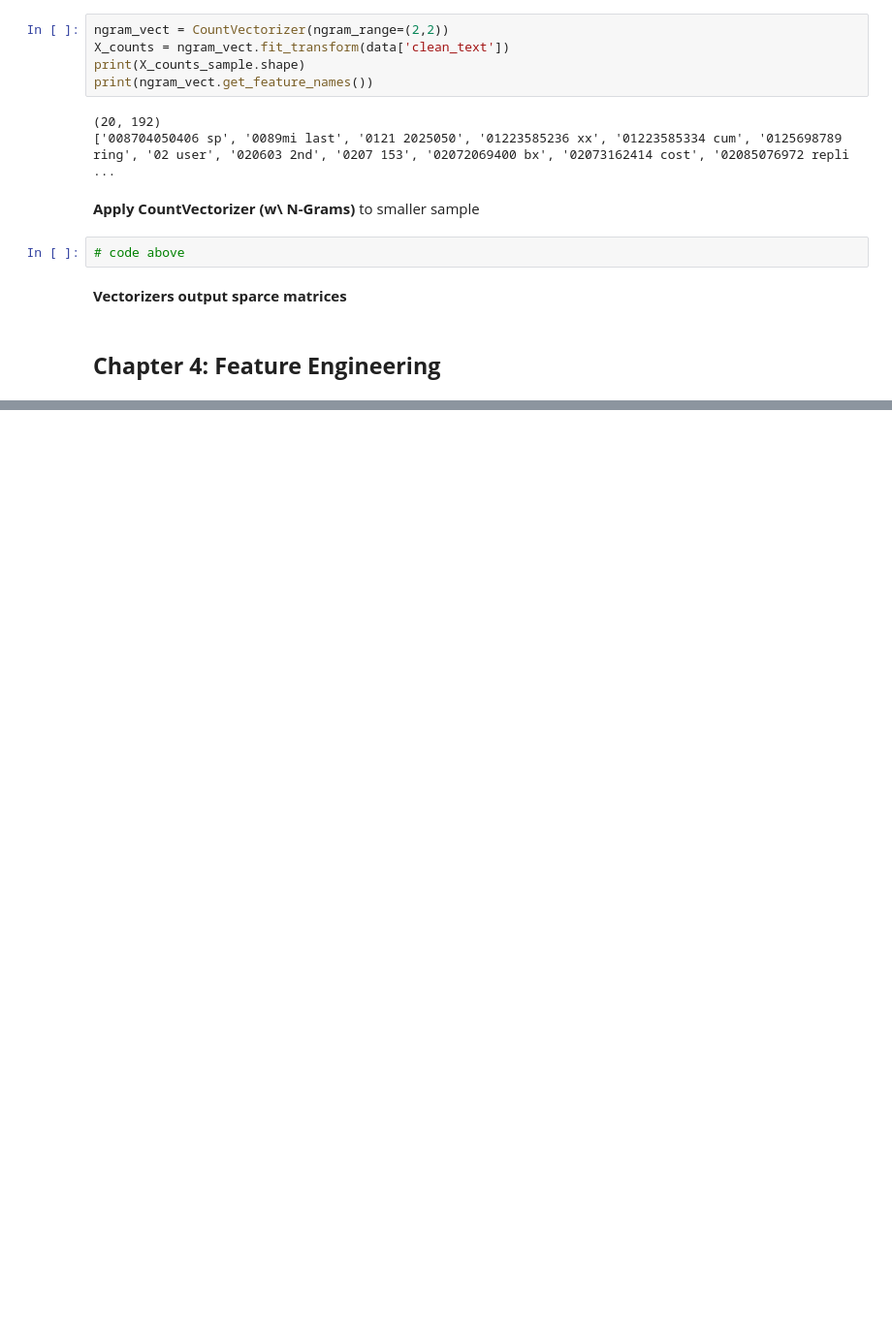
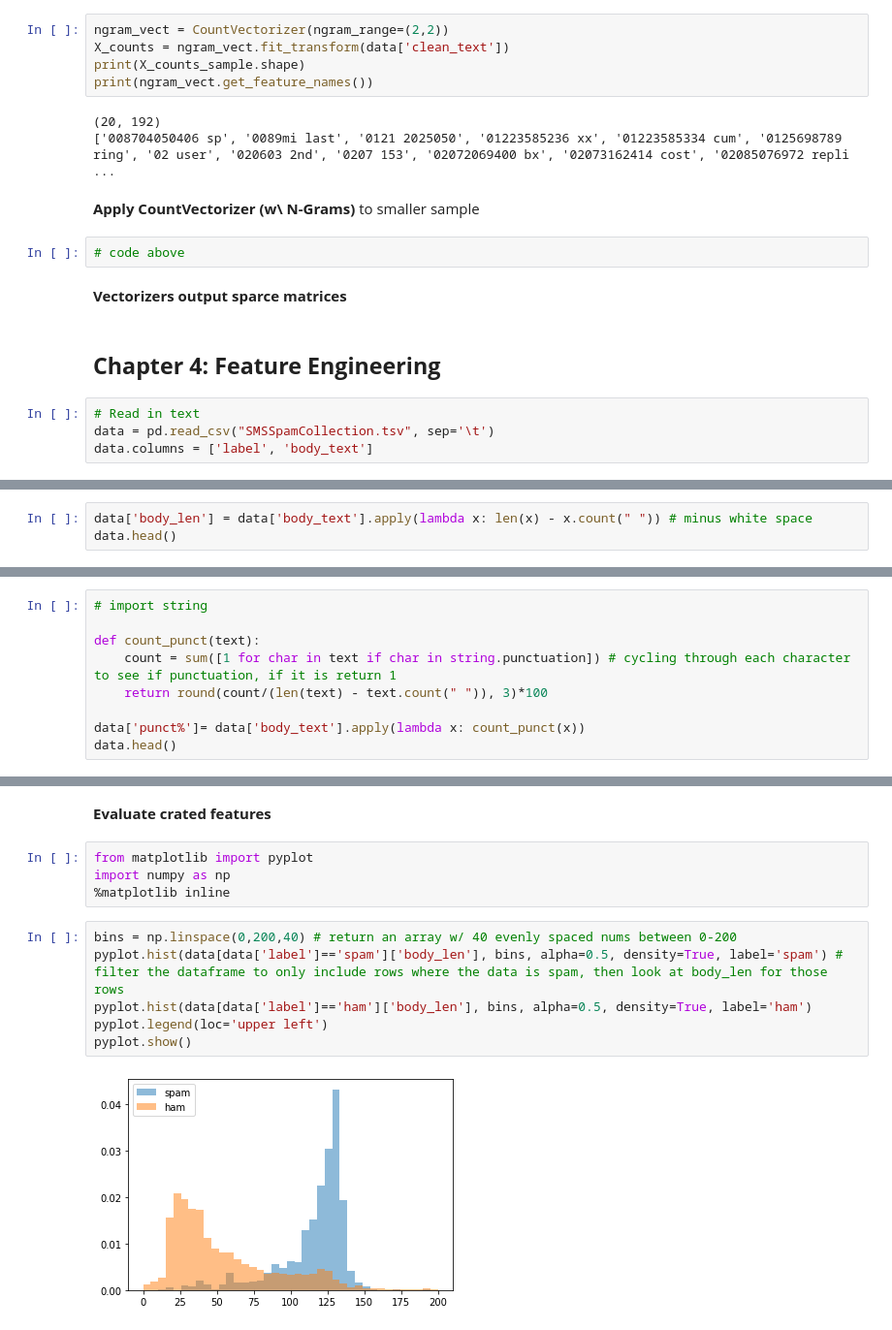
Before and after one commit to valin242/linkedIn_learning, a Jupyter notebook: nlp_w_python_for_ML_essential_training/nlp_esssentials_cont.ipynb, the cells around one changed output, grey strips where cells are left out. Shown at 97% size. Cells and saved outputs as stored; diff of their text form; blank space fills up the shorter version.

Commit message:
Completed Chapter 4 on feature engineering. Read up more on data transformation.

```diff
--- a/nlp_w_python_for_ML_essential_training/nlp_esssentials_cont.ipynb
+++ b/nlp_w_python_for_ML_essential_training/nlp_esssentials_cont.ipynb
@@ -773,3 +773,7 @@ print(ngram_vect.get_feature_names())
 **Vectorizers output sparce matrices**
 # %% [markdown]
 ## **Chapter 4: Feature Engineering**
+# %%
+# Read in text
+data = pd.read_csv("SMSSpamCollection.tsv", sep='\t')
+data.columns = ['label', 'body_text']
@@ -775,0 +782,3 @@ print(ngram_vect.get_feature_names())
+# %%
+data['body_len'] = data['body_text'].apply(lambda x: len(x) - x.count(" ")) # minus white space
+data.head()
@@ -775,0 +794,9 @@ print(ngram_vect.get_feature_names())
+# %%
+# import string
+
+def count_punct(text):
+    count = sum([1 for char in text if char in string.punctuation]) # cycling through each character to see if punctuation, if it is return 1
+    return round(count/(len(text) - text.count(" ")), 3)*100
+
+data['punct%']= data['body_text'].apply(lambda x: count_punct(x))
+data.head()
@@ -775,0 +810,14 @@ print(ngram_vect.get_feature_names())
+# %% [markdown]
+**Evaluate crated features**
+# %%
+from matplotlib import pyplot
+import numpy as np
+%matplotlib inline
+# %%
+bins = np.linspace(0,200,40) # return an array w/ 40 evenly spaced nums between 0-200
+pyplot.hist(data[data['label']=='spam']['body_len'], bins, alpha=0.5, density=True, label='spam') # filter the dataframe to only include rows where the data is spam, then look at body_len for those rows
+pyplot.hist(data[data['label']=='ham']['body_len'], bins, alpha=0.5, density=True, label='ham')
+pyplot.legend(loc='upper left')
+pyplot.show()
+# %% [output]
+[figure, added]
```
Also changed, not shown: parts of 14 cells of this notebook.
